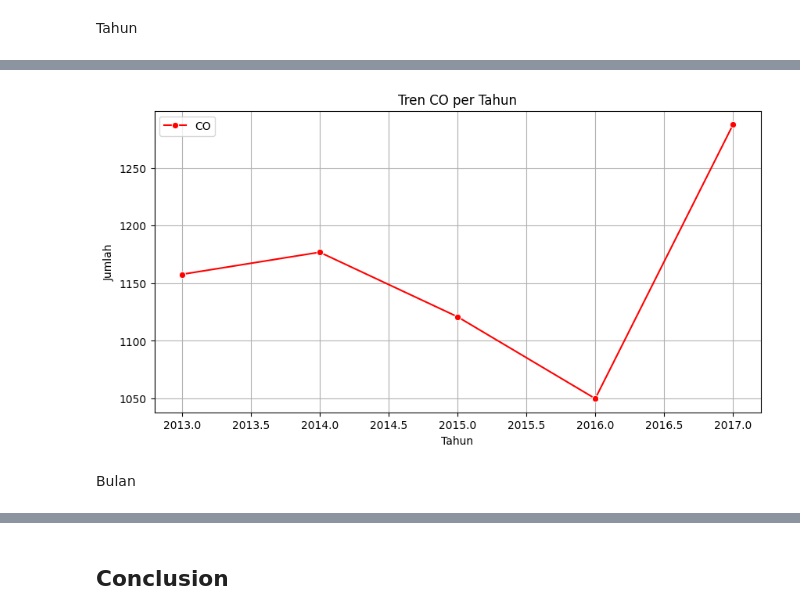
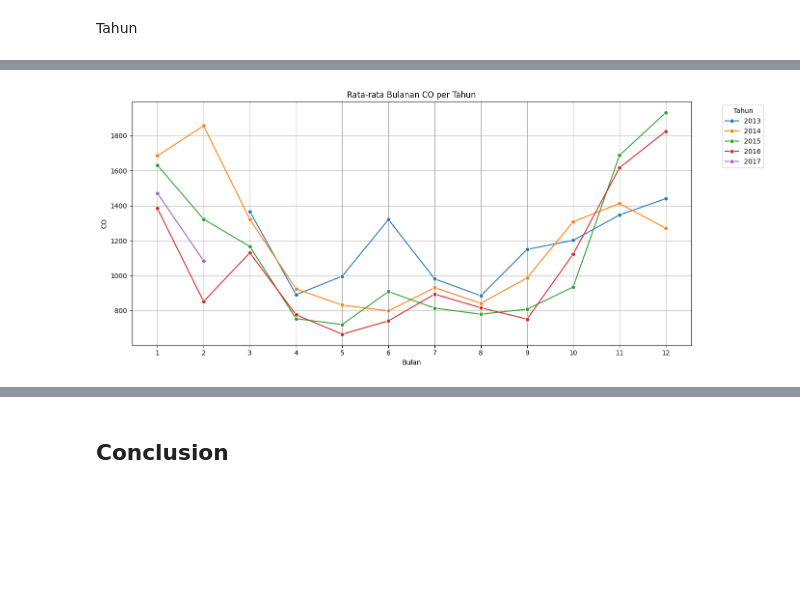
Before and after one commit to RandySam/Dicoding-Submission, a Jupyter notebook: Proyek_Analisis_Data.ipynb, the cells around one changed output, grey strips where cells are left out. Saved outputs shown, nothing was run; the diff lists cells and outputs as text; code cells hidden in the pictures; blank space fills up the shorter version.

```diff
--- a/Proyek_Analisis_Data.ipynb
+++ b/Proyek_Analisis_Data.ipynb
@@ -821,0 +802,13 @@ plt.show()
+# %%
+# Muat ulang dataset dari file yang baru diunggah
+df = pd.read_csv("dashboard/airquality.csv", parse_dates=["datetime"])
+
+# Ekstrak tahun dan bulan dari kolom datetime
+df["year"] = df["datetime"].dt.year
+df["month"] = df["datetime"].dt.month
+
+# Agregasi rata-rata bulanan per tahun untuk setiap polutan utama
+pollutants = ["PM2.5", "PM10", "SO2", "NO2", "CO"]
+monthly_avg = df.groupby(["year", "month"])[pollutants].mean().reset_index()
+
+monthly_avg.head(25)
@@ -882,16 +918,13 @@ plt.show()
 # %%
-co_yearly = beijing_airquality_df.groupby("year")["CO"].mean()
-
-plt.figure(figsize=(10, 5))
-sns.lineplot(x=co_yearly.index, y=co_yearly.values, marker="o", label="CO", color="red")
-
-plt.title("Tren CO per Tahun")
-plt.xlabel("Tahun")
-plt.ylabel("Jumlah")
-plt.legend()
+plt.figure(figsize=(14, 6))
+sns.lineplot(data=monthly_avg, x="month", y="CO", hue="year", palette="tab10", marker="o")
+plt.title("Rata-rata Bulanan CO per Tahun")
+plt.xlabel("Bulan")
+plt.ylabel("CO")
+plt.xticks(range(1, 13))
 plt.grid(True)
+plt.legend(title="Tahun", bbox_to_anchor=(1.05, 1), loc='upper left')
+plt.tight_layout()
 plt.show()
 # %% [output]
-[figure, old version]
+[figure, new version]
-# %% [markdown]
-Bulan
```
Also changed, not shown: parts of 24 cells of this notebook.
